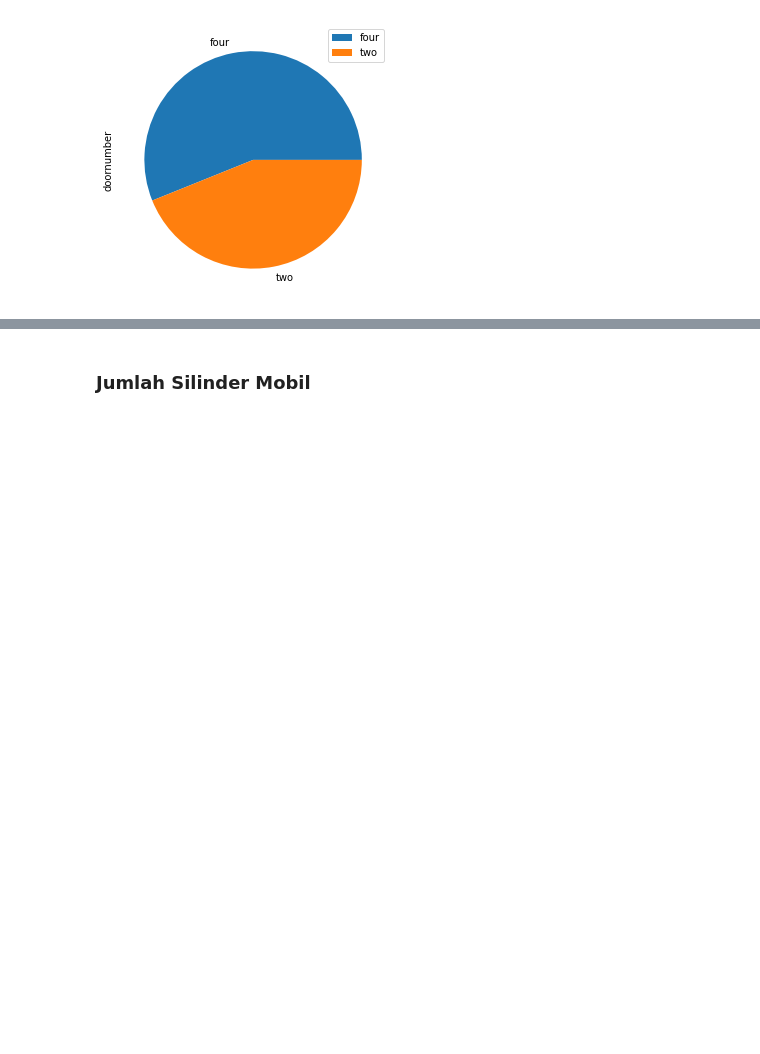
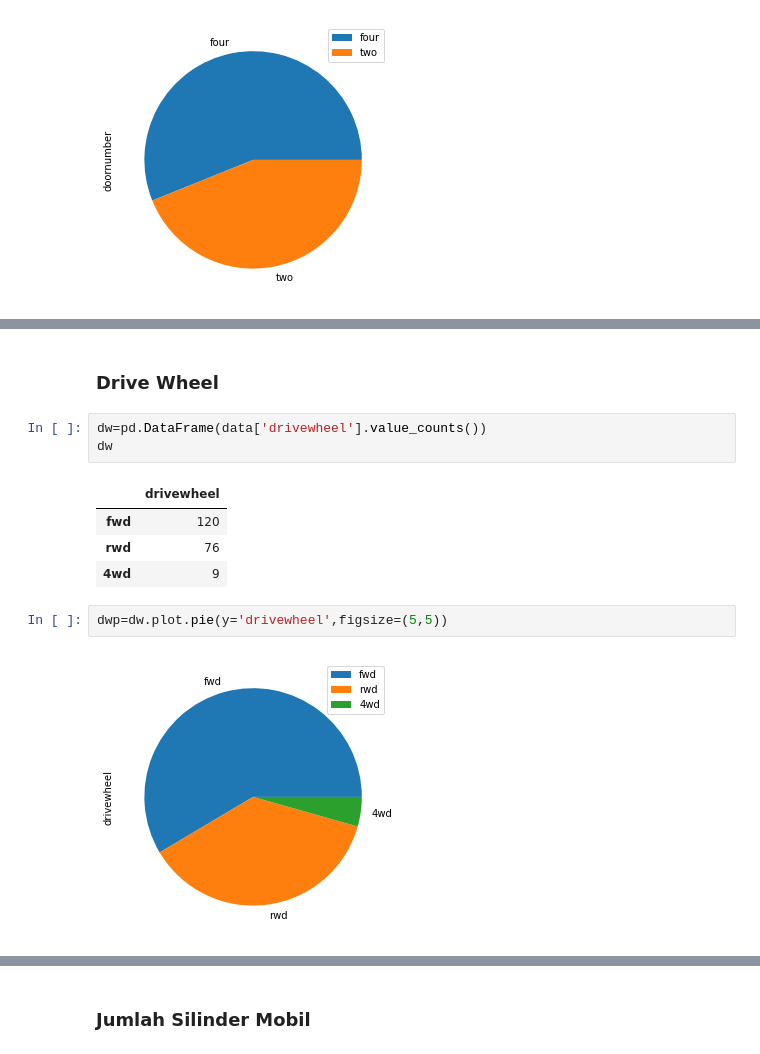
Before and after one commit to FathurRchmn/price-prediction, a Jupyter notebook: Car Price Prediction.ipynb, the cells around one changed output, grey strips where cells are left out. Cells and saved outputs as stored; diff of their text form; blank space fills up the shorter version.

```diff
--- a/Car Price Prediction.ipynb
+++ b/Car Price Prediction.ipynb
@@ -269 +295,15 @@ dn=dnumber.plot.pie(y='doornumber',figsize=(5,5))
+# %% [markdown]
+### Drive Wheel
+# %%
+dw=pd.DataFrame(data['drivewheel'].value_counts())
+dw
+# %% [output]
+|  | drivewheel |
+| fwd | 120 |
+| rwd | 76 |
+| 4wd | 9 |
+# %%
+dwp=dw.plot.pie(y='drivewheel',figsize=(5,5))
+# %% [output]
+[figure, added]
 # %% [markdown]
```
Also changed, not shown: parts of 79 cells of this notebook.
